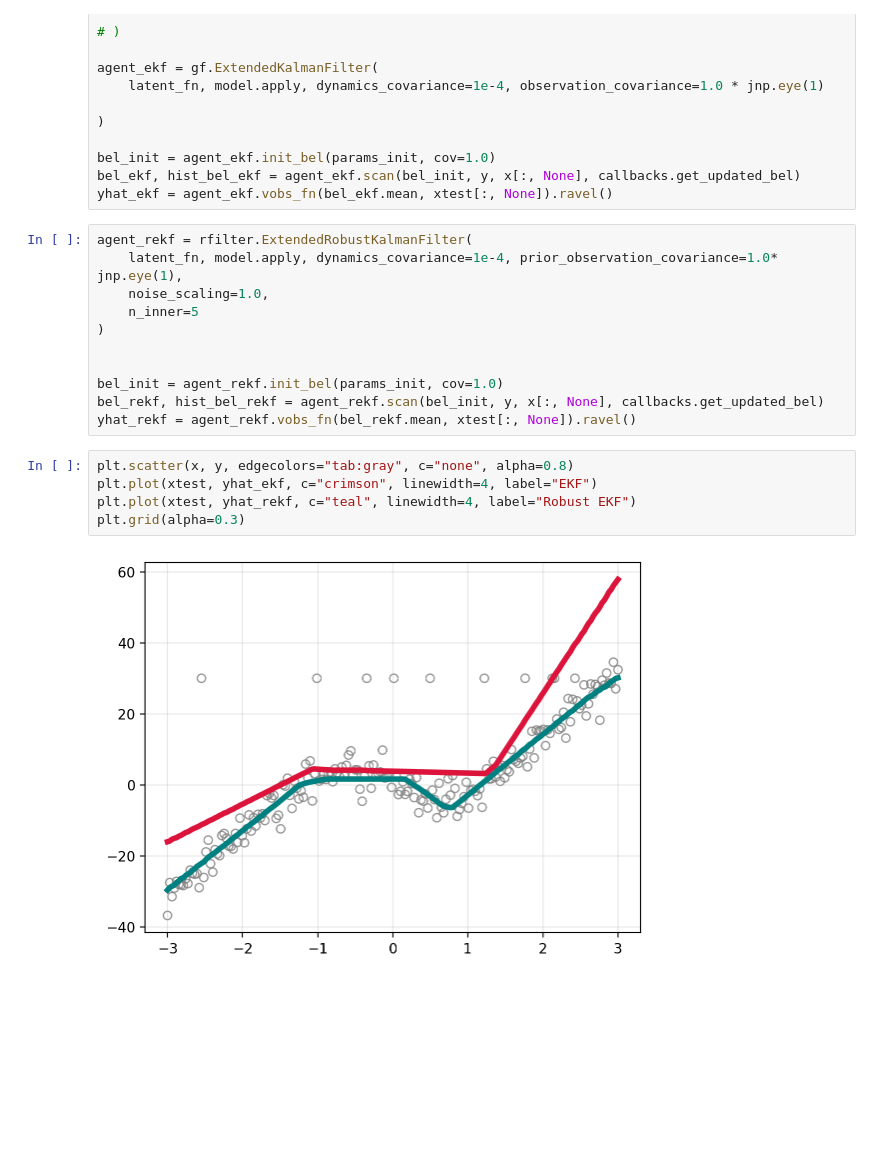
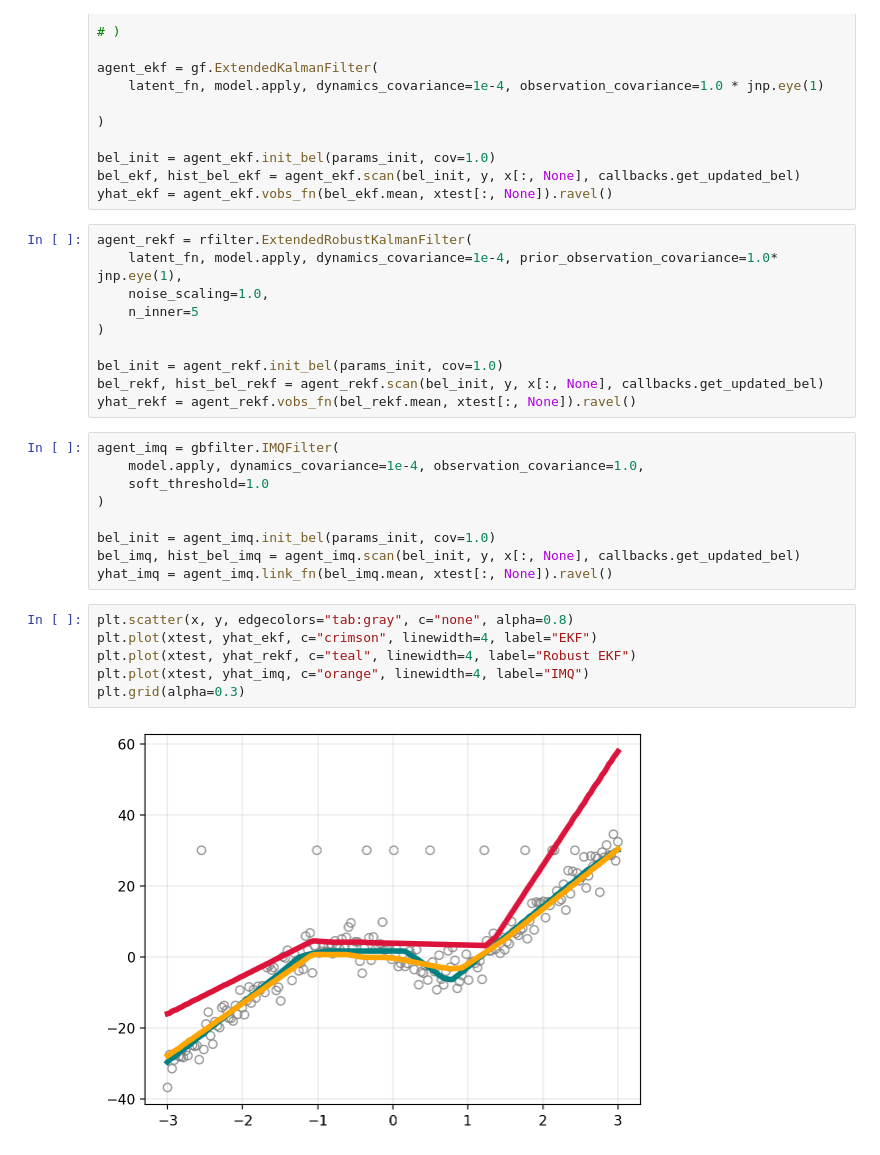
Before and after one commit to gerdm/weighted-likelihood-filter, a Jupyter notebook: experiments/online-mlp-training.ipynb, the cells around one changed output. Saved outputs shown, nothing was run; the diff lists cells and outputs as text; blank space fills up the shorter version.

```diff
--- a/experiments/online-mlp-training.ipynb
+++ b/experiments/online-mlp-training.ipynb
@@ -81,14 +85,23 @@ agent_rekf = rfilter.ExtendedRobustKalmanFilter(
     n_inner=5
 )
 
-
 bel_init = agent_rekf.init_bel(params_init, cov=1.0)
 bel_rekf, hist_bel_rekf = agent_rekf.scan(bel_init, y, x[:, None], callbacks.get_updated_bel)
 yhat_rekf = agent_rekf.vobs_fn(bel_rekf.mean, xtest[:, None]).ravel()
+# %%
+agent_imq = gbfilter.IMQFilter(
+    model.apply, dynamics_covariance=1e-4, observation_covariance=1.0,
+    soft_threshold=1.0
+)
+
+bel_init = agent_imq.init_bel(params_init, cov=1.0)
+bel_imq, hist_bel_imq = agent_imq.scan(bel_init, y, x[:, None], callbacks.get_updated_bel)
+yhat_imq = agent_imq.link_fn(bel_imq.mean, xtest[:, None]).ravel()
 # %%
 plt.scatter(x, y, edgecolors="tab:gray", c="none", alpha=0.8)
 plt.plot(xtest, yhat_ekf, c="crimson", linewidth=4, label="EKF")
 plt.plot(xtest, yhat_rekf, c="teal", linewidth=4, label="Robust EKF")
+plt.plot(xtest, yhat_imq, c="orange", linewidth=4, label="IMQ")
 plt.grid(alpha=0.3)
 # %% [output]
-[figure, old version]
+[figure, new version]
```
Also changed, not shown: parts of 2 cells of this notebook.
